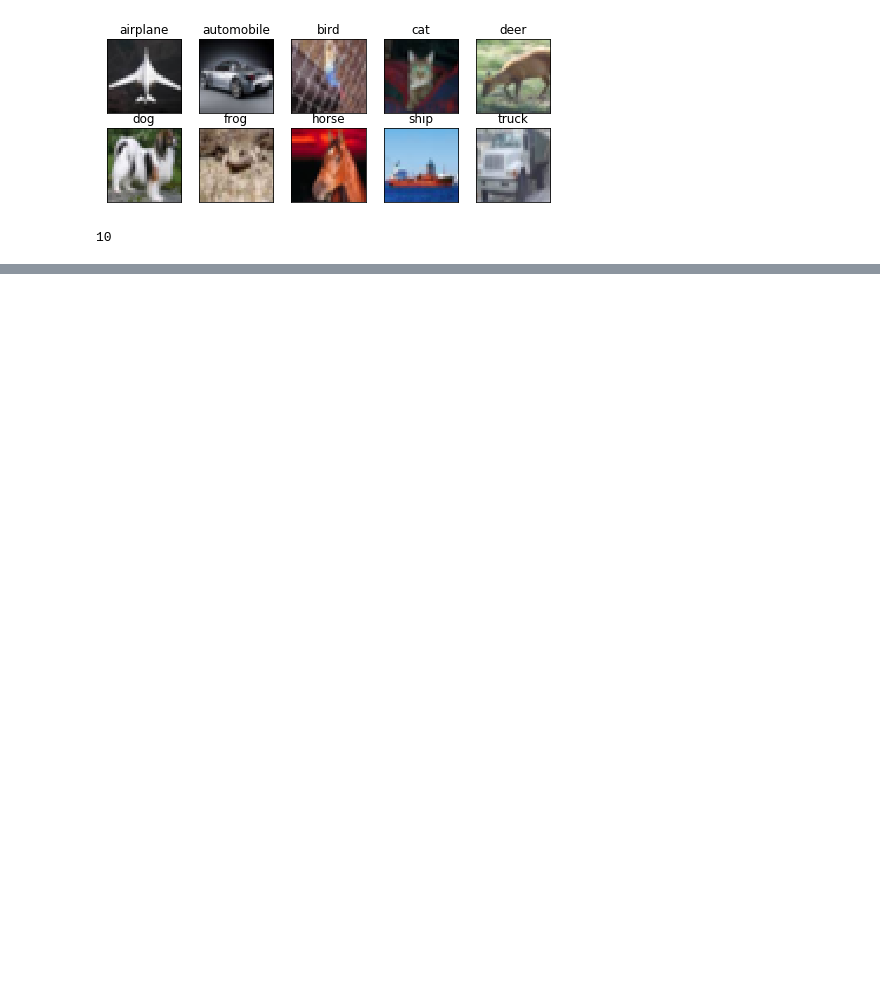
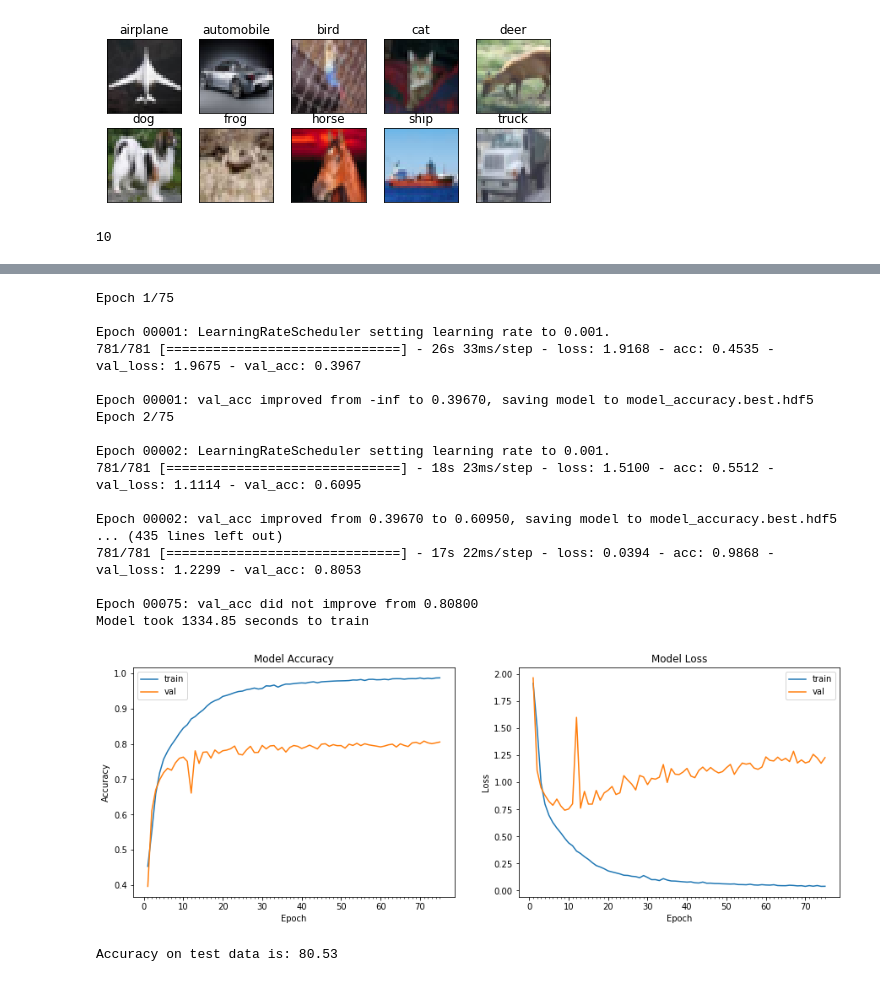
Before and after one commit to jai00271/CNN, a Jupyter notebook: 6. Advanced Convolutions/Assignment_6A.ipynb, the cells around one changed output, grey strips where cells are left out. Drawn from its saved outputs; the diff is of its cells as text; code cells hidden in the pictures; blank space fills up the shorter version.

```diff
--- a/6. Advanced Convolutions/Assignment_6A.ipynb
+++ b/6. Advanced Convolutions/Assignment_6A.ipynb
@@ -576,0 +656,60 @@ https://stackoverflow.com/questions/52721018/keras-fit-generator-raise-you-must-
+# %%
+from keras.preprocessing.image import ImageDataGenerator
+from keras.callbacks import LearningRateScheduler
+from keras.callbacks import ModelCheckpoint
+
+datagen = ImageDataGenerator(zoom_range=0.0,
+                             horizontal_flip=False)
+
+# Accuracy on test data is: 83.88
+# def scheduler(epoch, lr):
+#   return round(0.003 * 1/(1 + 0.319 * epoch), 10)
+
+# Accuracy on test data is: 83.48
+def lr_schedule(epoch):
+    lrate = 0.001
+    if epoch > 75:
+        lrate = 0.0005
+    if epoch > 100:
+        lrate = 0.0003
+    return lrate
+
+filepath="model_accuracy.best.hdf5"
+
+reduce_LR = LearningRateScheduler(lr_schedule, verbose=1)
+checkpoint = ModelCheckpoint(filepath, monitor='val_acc', verbose=1, save_best_only=True, mode='max')
+
+
+# train the model
+start = time.time()
+# Train the model
+model_info = model.fit_generator(datagen.flow(train_features, train_labels, batch_size = 64),
+                                 samples_per_epoch = train_features.shape[0], nb_epoch = 75,
+                                 validation_data = (test_features, test_labels), verbose=1,
+                                callbacks=[reduce_LR, checkpoint])
+end = time.time()
+print ("Model took %0.2f seconds to train"%(end - start))
+# plot model history
+plot_model_history(model_info)
+# compute test accuracy
+print ("Accuracy on test data is: %0.2f"%accuracy(test_features, test_labels, model))
+# %% [output]
+Epoch 1/75
+
+Epoch 00001: LearningRateScheduler setting learning rate to 0.001.
+781/781 [==============================] - 26s 33ms/step - loss: 1.9168 - acc: 0.4535 - val_loss: 1.9675 - val_acc: 0.3967
+
+Epoch 00001: val_acc improved from -inf to 0.39670, saving model to model_accuracy.best.hdf5
+Epoch 2/75
+
+Epoch 00002: LearningRateScheduler setting learning rate to 0.001.
+781/781 [==============================] - 18s 23ms/step - loss: 1.5100 - acc: 0.5512 - val_loss: 1.1114 - val_acc: 0.6095
+
+Epoch 00002: val_acc improved from 0.39670 to 0.60950, saving model to model_accuracy.best.hdf5
+... (435 lines left out)
+781/781 [==============================] - 17s 22ms/step - loss: 0.0394 - acc: 0.9868 - val_loss: 1.2299 - val_acc: 0.8053
+
+Epoch 00075: val_acc did not improve from 0.80800
+Model took 1334.85 seconds to train
+[figure, added]
+Accuracy on test data is: 80.53
```
Also changed, not shown: parts of 9 cells of this notebook, 2 other files.
